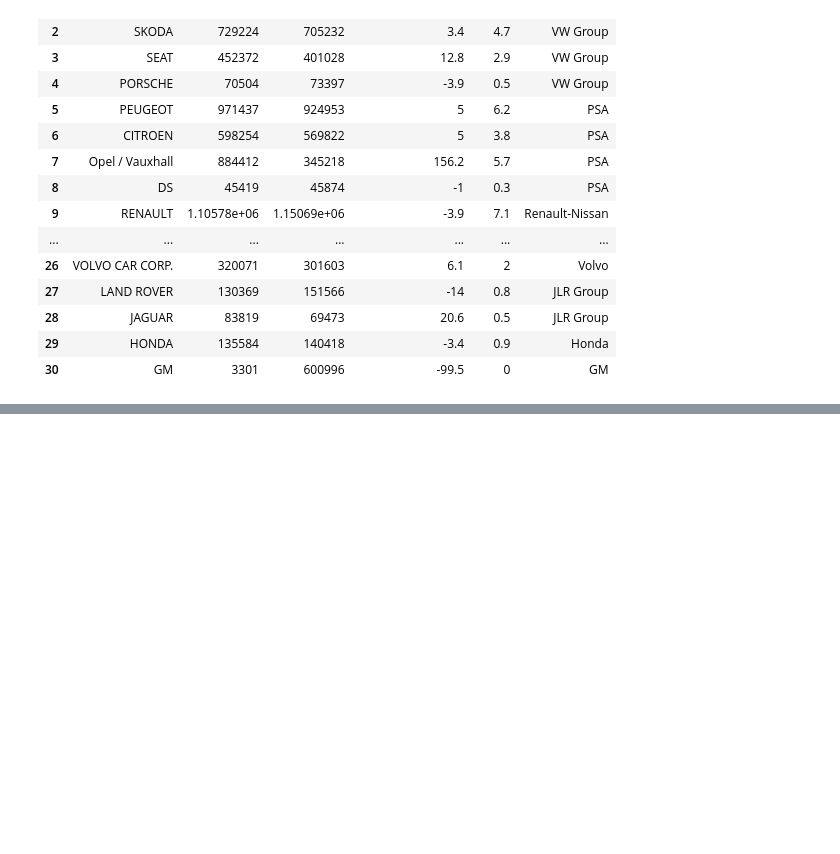
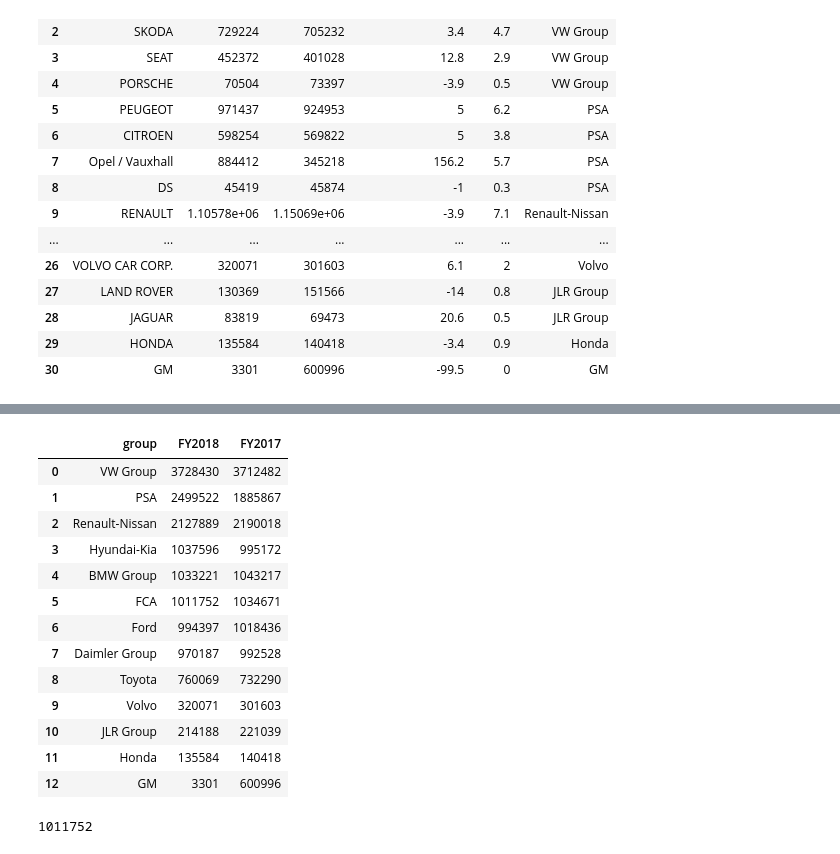
Before and after one commit to nebelgrau77/pandas-wrangling, a Jupyter notebook: scrape_car_volumes.ipynb, the cells around one changed output, grey strips where cells are left out. Drawn from its saved outputs; the diff is of its cells as text; code cells hidden in the pictures; blank space fills up the shorter version.

```diff
--- a/scrape_car_volumes.ipynb
+++ b/scrape_car_volumes.ipynb
@@ -204,0 +246,21 @@ df.groupby('group').agg({'FY2018':'sum', 'FY2017':'sum'}).sort_values('FY2018',
+# %%
+grp_test
+# %% [output]
+|  | group | FY2018 | FY2017 |
+| 0 | VW Group | 3728430 | 3712482 |
+| 1 | PSA | 2499522 | 1885867 |
+| 2 | Renault-Nissan | 2127889 | 2190018 |
+| 3 | Hyundai-Kia | 1037596 | 995172 |
+| 4 | BMW Group | 1033221 | 1043217 |
+| 5 | FCA | 1011752 | 1034671 |
+| 6 | Ford | 994397 | 1018436 |
+| 7 | Daimler Group | 970187 | 992528 |
+| 8 | Toyota | 760069 | 732290 |
+| 9 | Volvo | 320071 | 301603 |
+| 10 | JLR Group | 214188 | 221039 |
+| 11 | Honda | 135584 | 140418 |
+| 12 | GM | 3301 | 600996 |
+# %%
+grp_test.loc[grp_test['group'] == 'FCA', 'FY2018'].values[0]
+# %% [output]
+1011752
```
Also changed, not shown: parts of 16 cells of this notebook.
